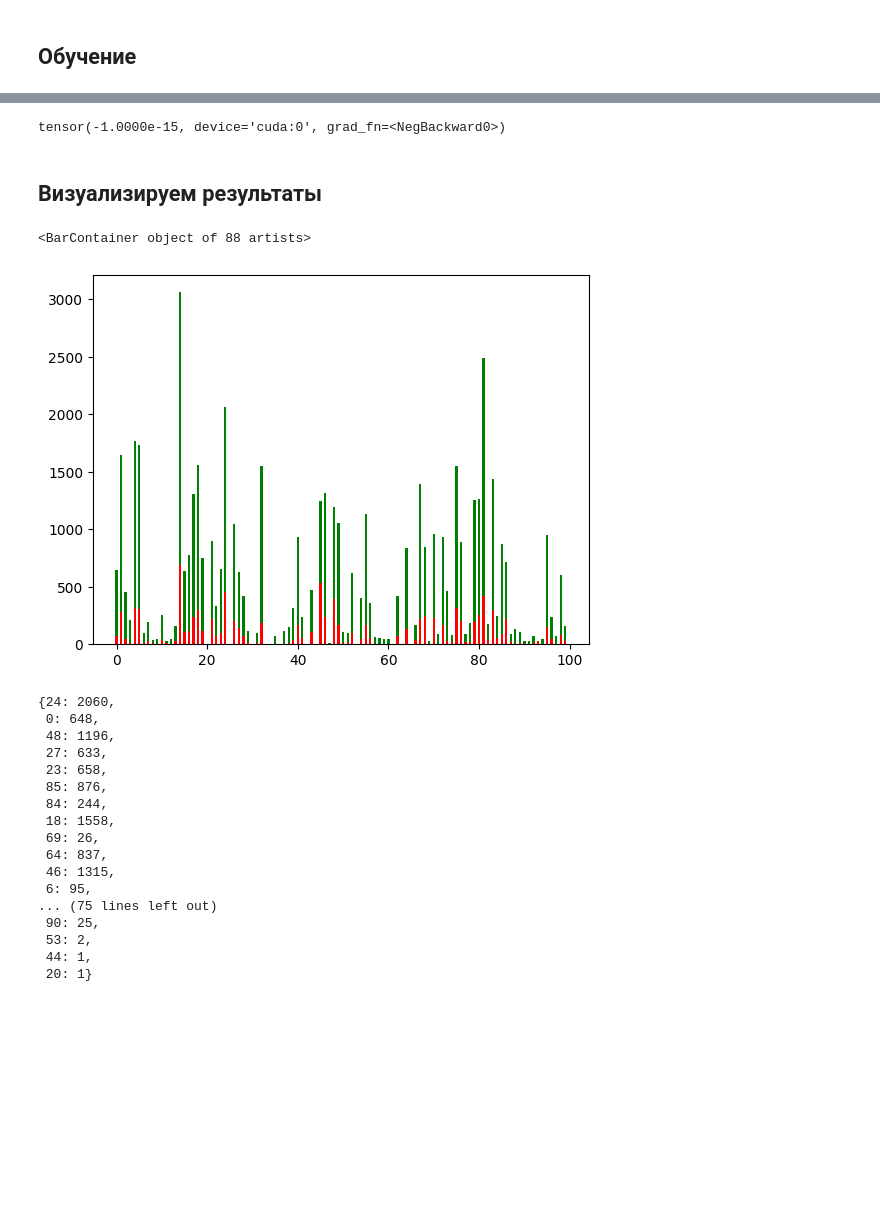
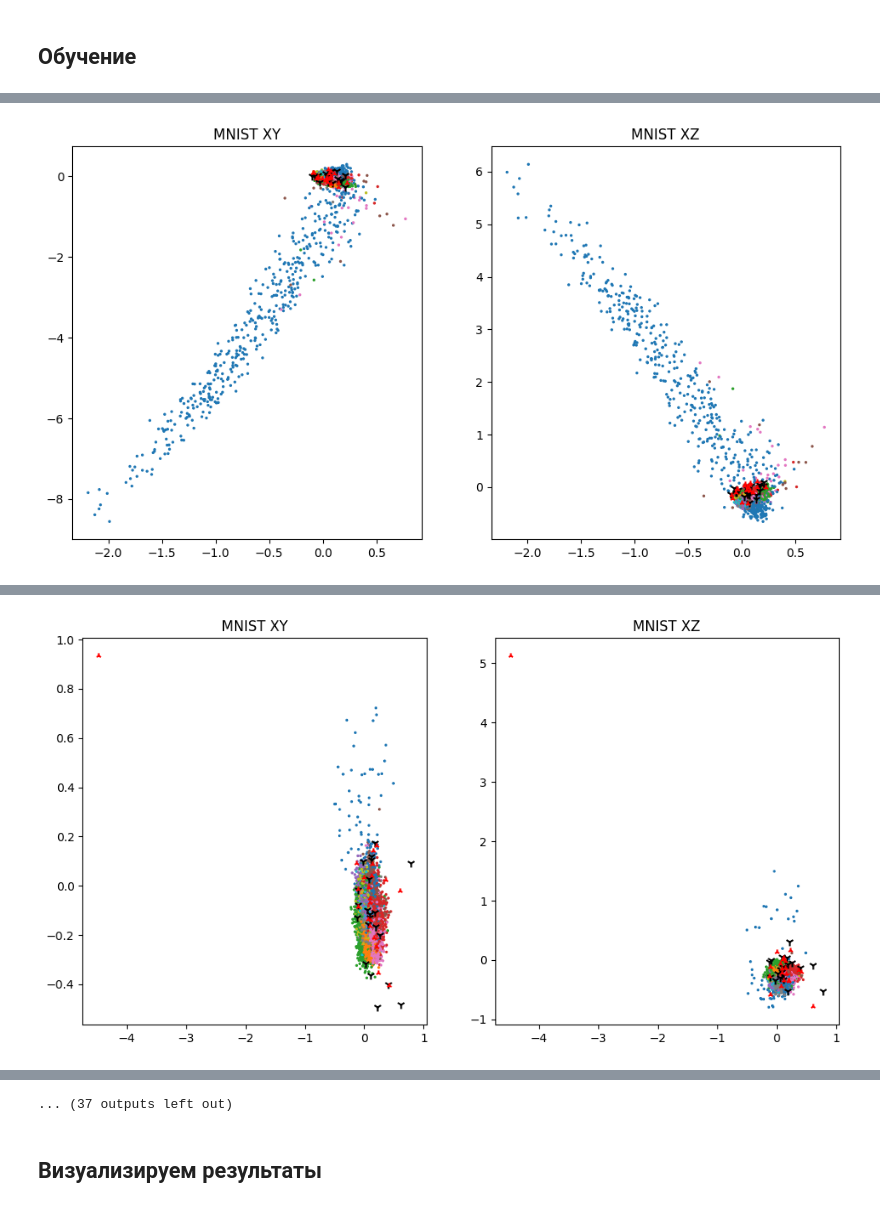
Before and after one commit to kenoma/pytorch-fuzzy, a Jupyter notebook: experiments_anomaly_detection_cvae_mnist_iter.ipynb, the cells around one changed output, grey strips where cells are left out. Saved outputs shown, nothing was run; the diff lists cells and outputs as text; code cells hidden in the pictures; blank space fills up the shorter version.

```diff
--- a/experiments_anomaly_detection_cvae_mnist_iter.ipynb
+++ b/experiments_anomaly_detection_cvae_mnist_iter.ipynb
@@ -420,3 +535,10 @@ def compute_vae_loss(x, recon_x, mu, logvar):
+# %%
+def compute_fuzzy_loss(fuzzy, z, fz):
+
+    iid = torch.cdist(z, fuzzy.get_centroids()).min(-1).indices.reshape(-1, 1)
+    winners = torch.gather(fz, 1, iid).squeeze()
+
+    return (1 - winners).clamp(min=0.5).square().mean() + (1 - fz.sum(-1)).square().mean() #(0.999 - (tops[:,0]+tops[:,1]).clamp(max=0.999)).mean() + tops[:, 2].clamp(min=0.001).mean()
 # %%
 def compute_centroids_loss(fuzzy_layer):
 
@@ -446,11 +562,12 @@ def compute_fuzzy_loss(fz_inference, fuzzy_layer):
 # %%
 def keep_eigenvals_positive_loss(layer, eps = 1e-15):
-    ev = layer[1].get_transformation_matrix_eigenvals().real.min()
+    ev = layer.get_transformation_matrix_eigenvals().real.min()
     ev = torch.clamp(ev, max=eps)
     return -ev
 # %%
 def get_arate(inp):
-    _, _, fz = model.forward(inp)
+    _, x_recon, x_resd, _, _ = model.forward(inp)
+
     # prev_mu = mu
     # sum = torch.zeros_like(mu)
 
@@ -460,5 +577,5 @@ def get_arate(inp):
     #     sum += (mu - prev_mu).abs()
     #     prev_mu = mu
     # +
-    return fz.sum(-1).values.cpu().numpy()#ssim((inp + 1)/2, (recon_x+1)/2).cpu().numpy() #
+    return (1 - ssim((x_recon + 1)/2, (inp + 1)/2)).cpu().numpy() #ssim((inp + 1)/2, (recon_x+1)/2).cpu().numpy() #fz.sum(-1).cpu().numpy()#
 # %%
@@ -529,22 +649,26 @@ def test(model, dataloader, cur_step, epoch, writer=None):
     embedings = []
     labels_expected = []
     centroids = model.decoder.fuzzy[1].get_centroids().detach().cpu().numpy()
+    centroids_resd = model.resd.fuzzy[1].get_centroids().detach().cpu().numpy()
 
     with torch.no_grad():
         for data, target in tqdm(dataloader, desc='Testing', disable=True):
             data = data.to(device)
-            mu, logvar, z = model.half_pass(data)
-            recon_x, fz = model.decoder_pass(z)
+            z = model.half_pass(data)
+            x_reconstruct, fz = model.decoder_pass(z)
+            x_resd, _ = model.resd_pass(z)
 
-            embedings.append(mu.cpu().numpy())
+            embedings.append(z.cpu().numpy())
             labels_expected.append(target.cpu().numpy())
 
-            _, loss_recon, loss_kl = compute_vae_loss(data, recon_x, mu, logvar)
-            fz_loss, fz_volume = compute_fuzzy_loss(fz, model.decoder.fuzzy)
+            loss_recon = compute_vae_loss(data, x_reconstruct)
+            loss_resd = compute_vae_loss((data - x_reconstruct).abs(), x_resd)
+            fz_volume = compute_fshape_loss(model.decoder.fuzzy[1])
             c_loss = compute_centroids_loss(model.decoder.fuzzy)
+            fz_loss = compute_fuzzy_loss(model.decoder.fuzzy[1], z, fz)
 
             test_recon_loss += loss_recon.item()
-            test_kl_loss += loss_kl.item()
+            test_kl_loss += loss_resd.item()
             test_fz_loss += fz_loss.item()
             test_fzvol_loss += fz_volume.item()
             test_c_loss += c_loss.item()
@@ -552,7 +676,7 @@ def test(model, dataloader, cur_step, epoch, writer=None):
     embedings = np.concatenate(embedings, axis=0)
     labels_expected = np.concatenate(labels_expected, axis=0)
 
-    if epoch % 20 == 1:
+    if epoch % 5 == 1:
         plt.figure(figsize=(18, 6))
 
         R, C = 1, 3
@@ -561,6 +685,8 @@ def test(model, dataloader, cur_step, epoch, writer=None):
         plt.title("MNIST XY")
         plt.scatter(embedings[:, 0],      embedings[:,  1], c=labels_expected, cmap='tab10', s=2)
         plt.scatter(centroids[:, 0],      centroids[:, 1], marker='1', c='black', s= 50)
+        plt.scatter(centroids_resd[:, 0],      centroids_resd[:, 1], marker='2', c='red', s= 20)
+
         # plt.xlim((-1, 1))
         # plt.ylim((-1, 1))
 
@@ -568,6 +694,8 @@ def test(model, dataloader, cur_step, epoch, writer=None):
         plt.title("MNIST XZ")
         plt.scatter(embedings[:, 0],      embedings[:,  2], c=labels_expected, cmap='tab10', s=2)
         plt.scatter(centroids[:, 0],      centroids[:, 2], marker='1', c='black', s= 50)
+        plt.scatter(centroids_resd[:, 0], centroids_resd[:, 2], marker='2', c='red', s= 20)
+
         # plt.xlim((-1, 1))
         # plt.ylim((-1, 1))
 
@@ -582,7 +710,7 @@ def test(model, dataloader, cur_step, epoch, writer=None):
     #print(f'Average activation stats: {model.decoder.fuzzy[2].get_norm_stats()}')
     #print(f'Average centroid stats: {model.decoder.fuzzy[0].get_average_centroid()}')
     if writer is not None:
-
+        writer.add_histogram('ADFVAE/TermActivation', model.decoder.fuzzy[2].get_norm_stats(), cur_step)
         writer.add_scalar('ADFVAE/AUC', roc_auc, global_step=cur_step)
         writer.add_scalar('ADFVAE/Reconstruction', test_recon_loss, global_step=cur_step)
         writer.add_scalar('ADFVAE/KLD', test_kl_loss, global_step=cur_step)
@@ -591,12 +719,14 @@ def test(model, dataloader, cur_step, epoch, writer=None):
         writer.add_scalar('ADFVAE/Fuzzy/CDist', test_c_loss, global_step=cur_step)
 
         samples, _ = model.decoder_pass(fixed_random_z)
+        samples_resd, _ = model.resd_pass(fixed_random_z)
         writer.add_images('ADFVAE/Samples', samples.view(-1, 1, 28, 28), global_step=cur_step)
+        writer.add_images('ADFVAE/ResdSamples', samples_resd.view(-1, 1, 28, 28), global_step=cur_step)
 # %%
 prev_updates = 0
 # %%
 for epoch in range(num_epochs):
-    prev_updates = train(model, train_loader, optimizer, prev_updates, writer=writer)
+    prev_updates = train(model, train_loader, optimizer, prev_updates, epoch, writer=writer)
     test(model, test_loader, prev_updates, epoch, writer=writer)
     scheduler.step()
 # %% [output]
@@ -603,0 +734 @@ AttributeError: 'builtin_function_or_method' object has no attribute 'cpu'
+[figure, added]
@@ -603,0 +740 @@ AttributeError: 'builtin_function_or_method' object has no attribute 'cpu'
+[figure, added]
@@ -604,7 +765,6 @@ AttributeError: 'builtin_function_or_method' object has no attribute 'cpu'
+... (37 outputs left out)
 # %%
-keep_eigenvals_positive_loss(model.decoder.fuzzy)
+keep_eigenvals_positive_loss(model.decoder.fuzzy[1])
-# %% [output]
-tensor(-1.0000e-15, device='cuda:0', grad_fn=<NegBackward0>)
 # %% [markdown]
 ## Визуализируем результаты
 # %%
@@ -614,7 +774,7 @@ def get_activation_stats(model, dataloader):
     with torch.no_grad():
         for _, (data, _) in enumerate(tqdm(dataloader)):
             data = data.to(device)
-            _, _, fz = model.forward(data)
+            _, _, fz, _ = model.forward(data)
             act_fz = fz.max(-1).indices.cpu().numpy()
             for ind in act_fz:
                 rulestat[ind] = rulestat.get(ind, 0) + 1
@@ -625,26 +785,3 @@ test_stat = get_activation_stats(model, test_loader)
 
 plt.bar(list(train_stat.keys()), train_stat.values(), 0.5, color='g')
 plt.bar(list(test_stat.keys()), test_stat.values(), 0.5, color='r')
-# %% [output]
-<BarContainer object of 88 artists>
-[figure, removed]
-# %%
-train_stat
-# %% [output]
-{24: 2060,
- 0: 648,
- 48: 1196,
- 27: 633,
- 23: 658,
- 85: 876,
- 84: 244,
- 18: 1558,
- 69: 26,
- 64: 837,
- 46: 1315,
- 6: 95,
-... (75 lines left out)
- 90: 25,
- 53: 2,
- 44: 1,
- 20: 1}
```
Also changed, not shown: parts of 30 cells of this notebook, 1 other file.
